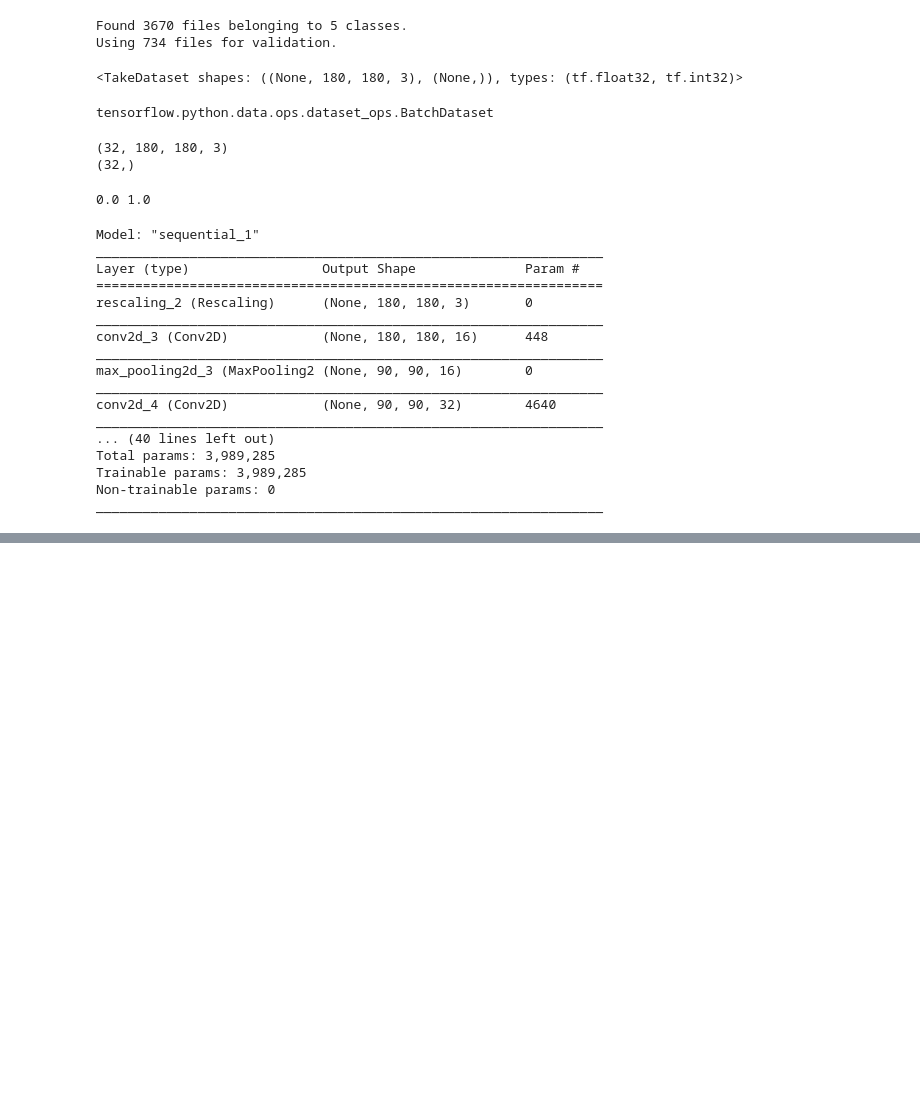
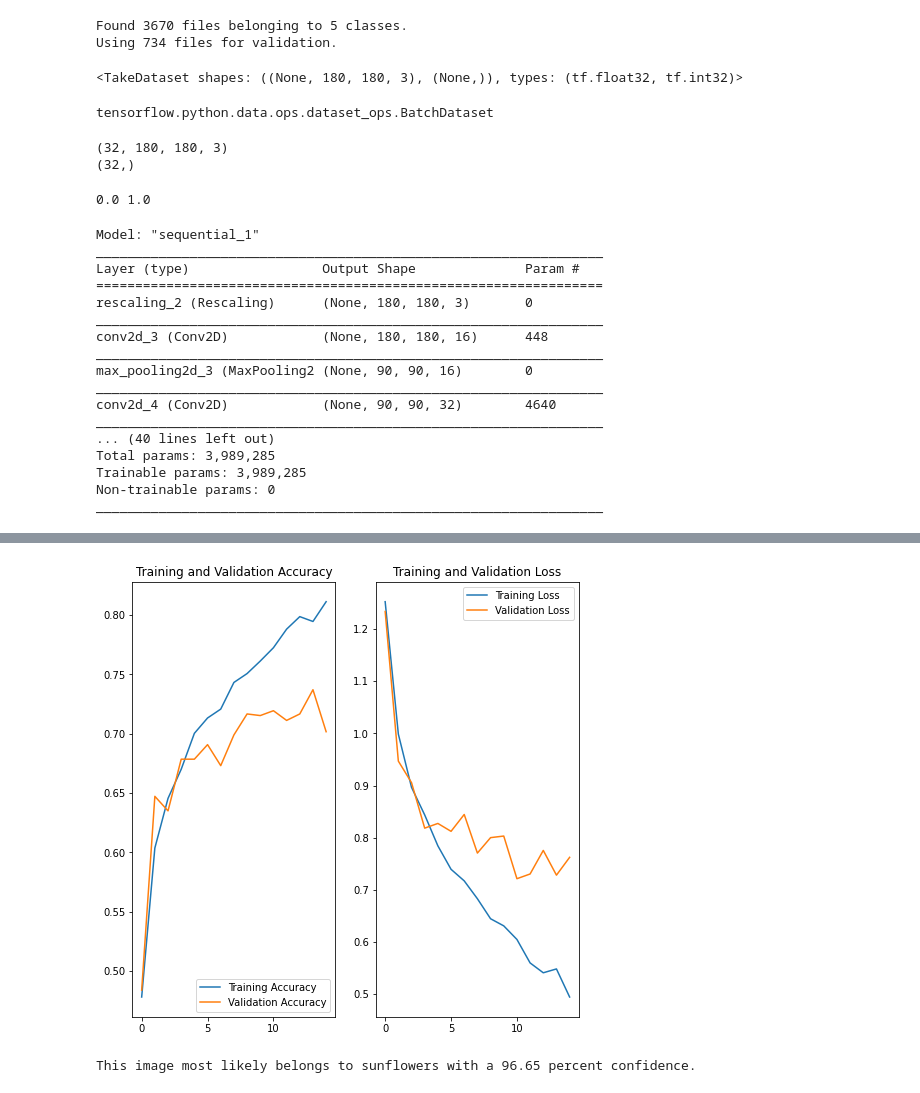
Before and after one commit to wonji0129/study, a Jupyter notebook: tensorflow_tutorial/20210108_ 이미지 분류.ipynb, the cells around one changed output, grey strips where cells are left out. Drawn from its saved outputs; the diff is of its cells as text; code cells hidden in the pictures; blank space fills up the shorter version.

```diff
--- a/tensorflow_tutorial/20210108_ 이미지 분류.ipynb
+++ b/tensorflow_tutorial/20210108_ 이미지 분류.ipynb
@@ -195,0 +229,4 @@ plt.show()
+# %%
+model.compile(optimizer='adam',
+              loss=tf.keras.losses.SparseCategoricalCrossentropy(from_logits=True),
+              metrics=['accuracy'])
@@ -195,0 +253,7 @@ plt.show()
+# %%
+epochs = 15
+history = model.fit(
+    train_ds,
+    validation_data=val_ds,
+    epochs=epochs
+)
@@ -195,0 +278,44 @@ plt.show()
+# %%
+acc = history.history['accuracy']
+val_acc = history.history['val_accuracy']
+
+loss = history.history['loss']
+val_loss = history.history['val_loss']
+
+epochs_range = range(epochs)
+
+plt.figure(figsize=(8, 4))
+plt.subplot(1, 2, 1)
+plt.plot(epochs_range, acc, label='Training Accuracy')
+plt.plot(epochs_range, val_acc, label='Validation Accuracy')
+plt.legend(loc='lower right')
+plt.title('Training and Validation Accuracy')
+
+plt.subplot(1, 2, 2)
+plt.plot(epochs_range, loss, label='Training Loss')
+plt.plot(epochs_range, val_loss, label='Validation Loss')
+plt.legend(loc='upper right')
+plt.title('Training and Validation Loss')
+plt.show()
+# %% [output]
+[figure, added]
+# %%
+# ** Data augmentation and Dropout layers are inactive at inference time
+sunflower_url = "https://storage.googleapis.com/download.tensorflow.org/example_images/592px-Red_sunflower.jpg"
+sunflower_path = tf.keras.utils.get_file('Red_sunflower', origin=sunflower_url)
+
+img = keras.preprocessing.image.load_img(
+    sunflower_path, target_size=(img_height, img_width)
+)
+img_array = keras.preprocessing.image.img_to_array(img)
+img_array = tf.expand_dims(img_array, 0) # Create a batch
+
+predictions = model.predict(img_array)
+score = tf.nn.softmax(predictions[0])
+
+print(
+    "This image most likely belongs to {} with a {:.2f} percent confidence."
+    .format(class_names[np.argmax(score)], 100 * np.max(score))
+)
+# %% [output]
+This image most likely belongs to sunflowers with a 96.65 percent confidence.
```
Also changed, not shown: parts of 8 cells of this notebook.
